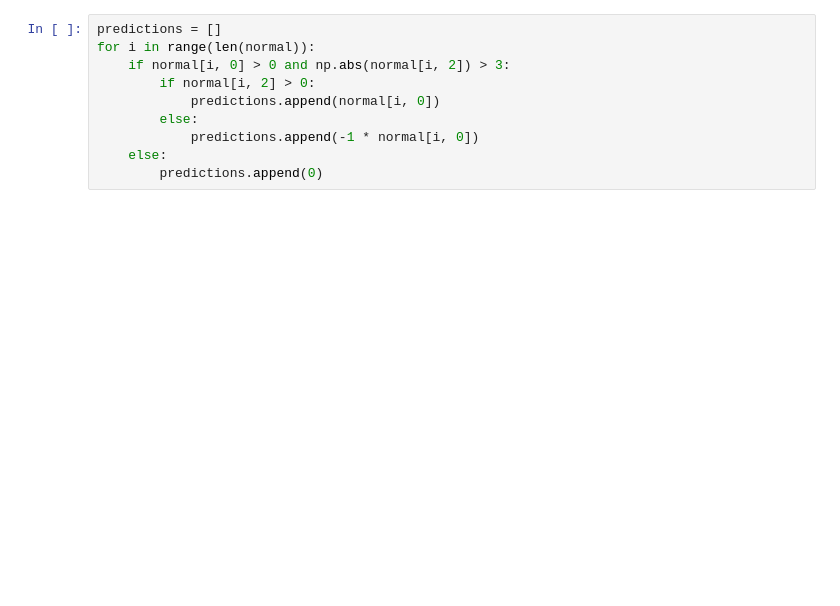
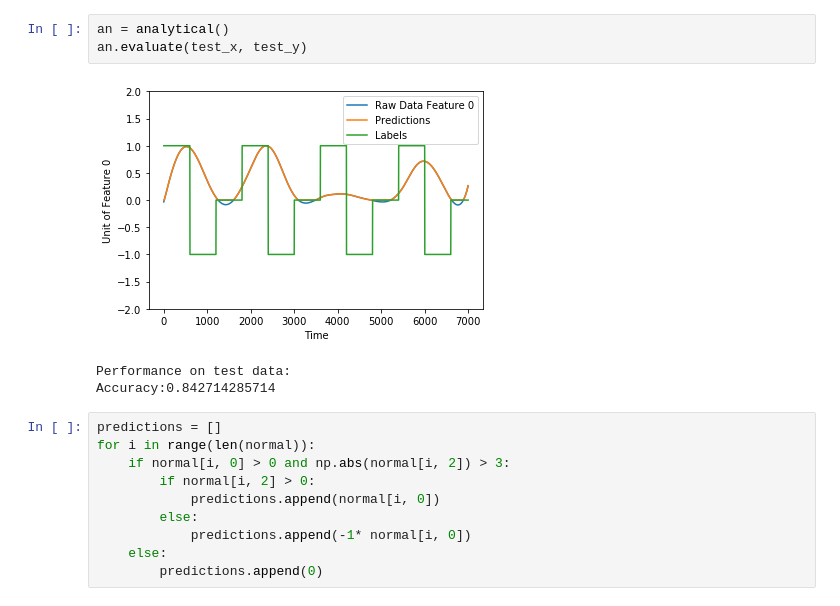
Before and after one commit to levinwil/AirStar, a Jupyter notebook: jupyter_MDs/Fixing Things.ipynb, the cells around one changed output. Drawn from its saved outputs; the diff is of its cells as text; blank space fills up the shorter version.

Commit message:
analytical class

```diff
--- a/jupyter_MDs/Fixing Things.ipynb
+++ b/jupyter_MDs/Fixing Things.ipynb
@@ -68,3 +54,10 @@ plt.show()
+# %%
+an = analytical()
+an.evaluate(test_x, test_y)
+# %% [output]
+[figure, added]
+Performance on test data:
+Accuracy:0.842714285714
 # %%
 predictions = []
 for i in range(len(normal)):
@@ -72,7 +65,7 @@ for i in range(len(normal)):
         if normal[i, 2] > 0:
             predictions.append(normal[i, 0])
         else:
-            predictions.append(-1 * normal[i, 0])
+            predictions.append(-1* normal[i, 0])
     else:
         predictions.append(0)
 # %%
```
Also changed, not shown: parts of 13 cells of this notebook, 2 other files.
